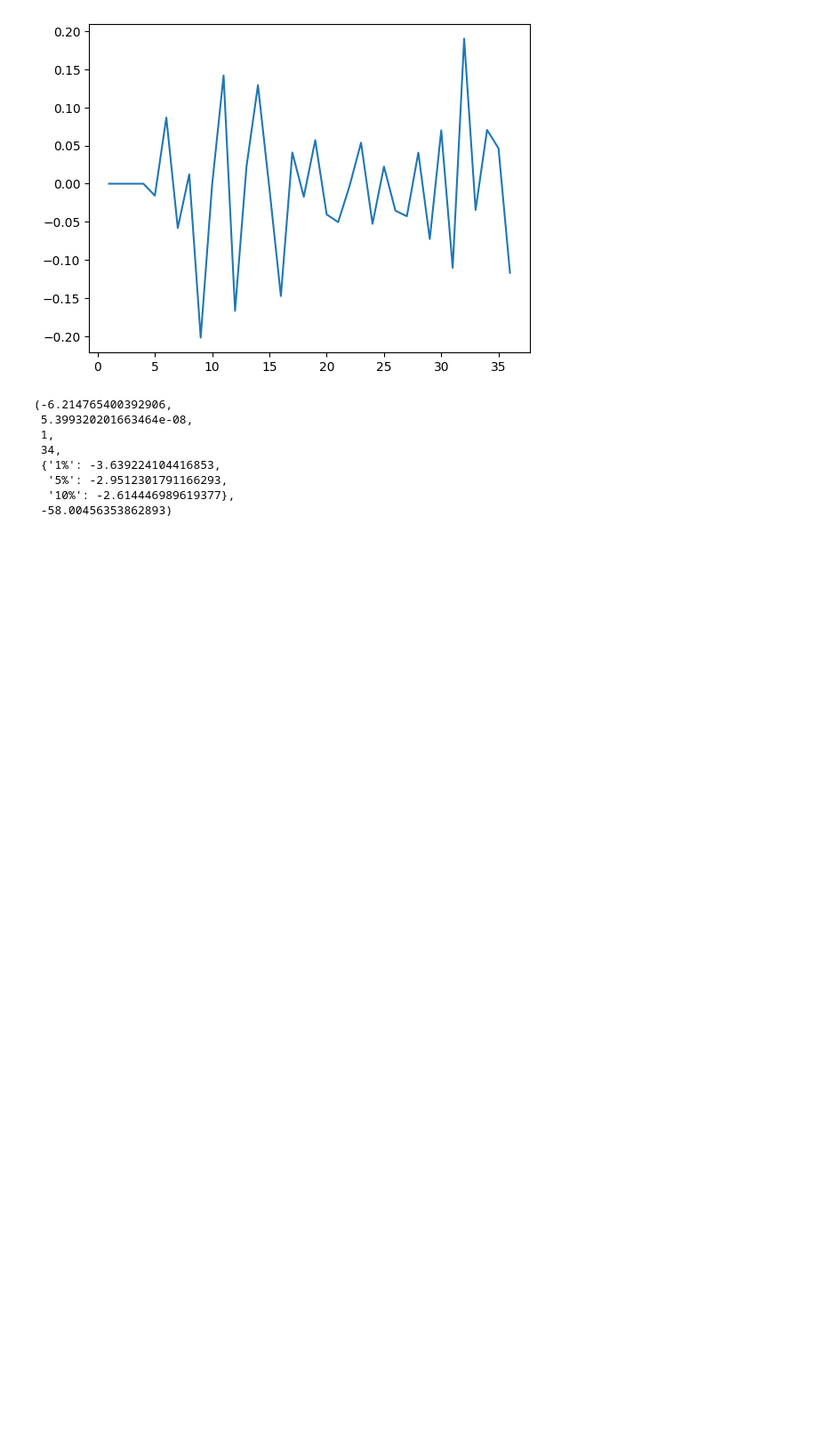
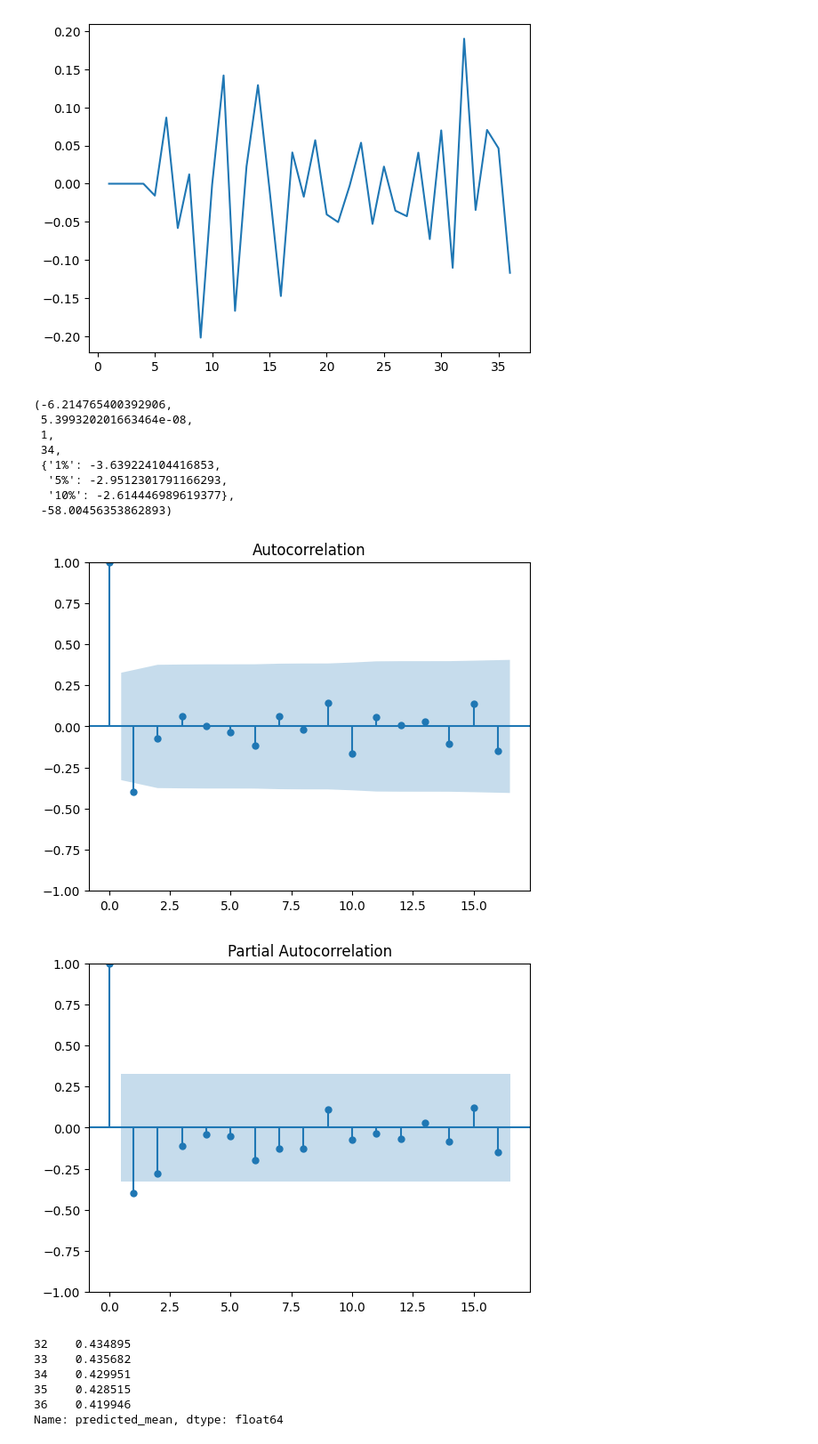
Before and after one commit to pranavkoka/Melting-Glaciers-Capstone, a Jupyter notebook: arima.ipynb, the cells around one changed output. Shown at 89% size. Cells and saved outputs as stored; diff of their text form; code cells hidden in the pictures; blank space fills up the shorter version.

Commit message:
predict 2016-2020

```diff
--- a/arima.ipynb
+++ b/arima.ipynb
@@ -76,3 +78,10 @@ result3
   '5%': -2.9512301791166293,
   '10%': -2.614446989619377},
  -58.00456353862893)
+# %%
+from statsmodels.graphics.tsaplots import plot_acf, plot_pacf
+acf = plot_acf(diff1)
+pacf = plot_pacf(diff1)
+# %% [output]
+[figure, added]
+[figure, added]
@@ -78,0 +121,10 @@ result3
+# %%
+model_pred = model_fit.predict(start = len(train), end = (len(df)-1))
+model_pred
+# %% [output]
+32    0.434895
+33    0.435682
+34    0.429951
+35    0.428515
+36    0.419946
+Name: predicted_mean, dtype: float64
```
Also changed, not shown: parts of 7 cells of this notebook.
